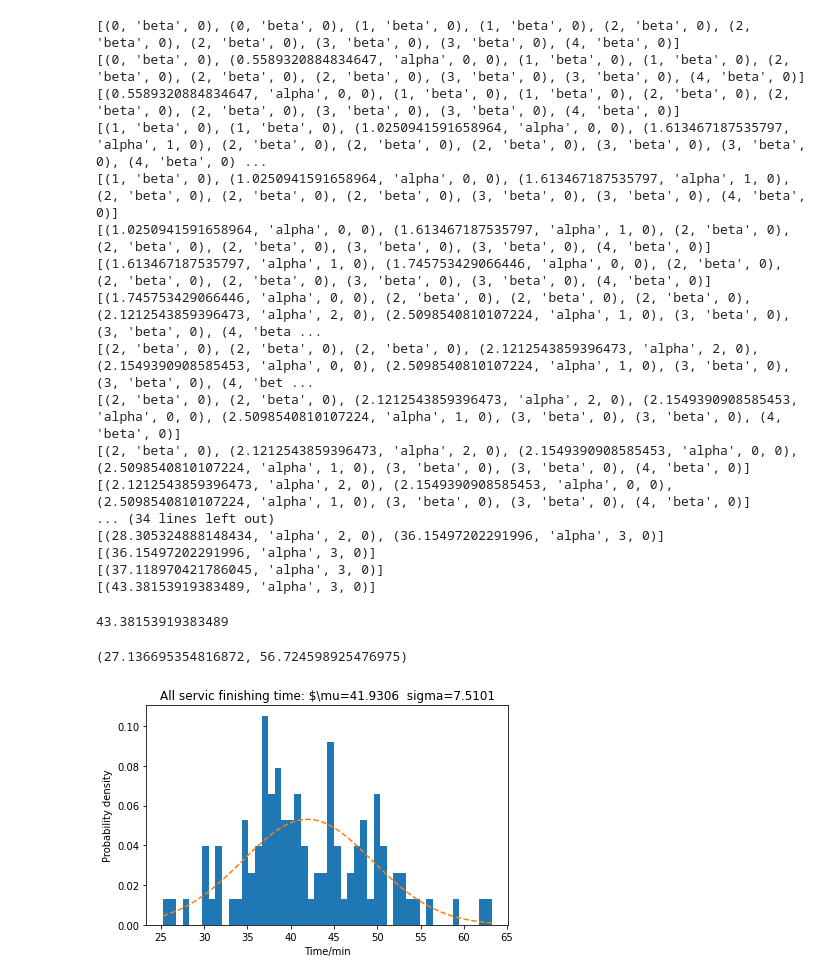
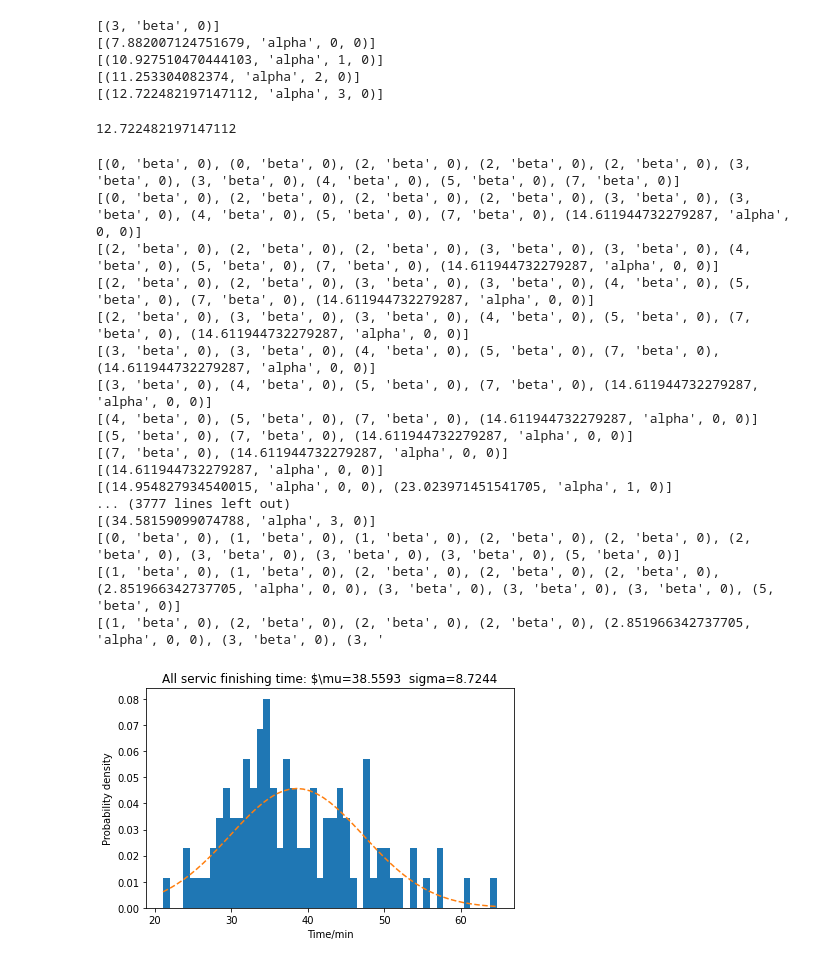
Before and after one commit to jiarui0000/summer_sem, a Jupyter notebook: Assignment_1.ipynb, the cells around one changed output. Cells and saved outputs as stored; diff of their text form; code cells hidden in the pictures.

```diff
--- a/Assignment_1.ipynb
+++ b/Assignment_1.ipynb
@@ -114,23 +114,11 @@ class simulation:
             stations[timer[0][2]].update(timer[0])
         return tt
 # %%
-simulation.run(n_customers=10)
+simulation.run(n_customers=1)
 # %% [output]
-[(0, 'beta', 0), (0, 'beta', 0), (1, 'beta', 0), (1, 'beta', 0), (2, 'beta', 0), (2, 'beta', 0), (2, 'beta', 0), (3, 'beta', 0), (3, 'beta', 0), (4, 'beta', 0)]
-[(0, 'beta', 0), (0.5589320884834647, 'alpha', 0, 0), (1, 'beta', 0), (1, 'beta', 0), (2, 'beta', 0), (2, 'beta', 0), (2, 'beta', 0), (3, 'beta', 0), (3, 'beta', 0), (4, 'beta', 0)]
-[(0.5589320884834647, 'alpha', 0, 0), (1, 'beta', 0), (1, 'beta', 0), (2, 'beta', 0), (2, 'beta', 0), (2, 'beta', 0), (3, 'beta', 0), (3, 'beta', 0), (4, 'beta', 0)]
-[(1, 'beta', 0), (1, 'beta', 0), (1.0250941591658964, 'alpha', 0, 0), (1.613467187535797, 'alpha', 1, 0), (2, 'beta', 0), (2, 'beta', 0), (2, 'beta', 0), (3, 'beta', 0), (3, 'beta', 0), (4, 'beta', 0) ...
-[(1, 'beta', 0), (1.0250941591658964, 'alpha', 0, 0), (1.613467187535797, 'alpha', 1, 0), (2, 'beta', 0), (2, 'beta', 0), (2, 'beta', 0), (3, 'beta', 0), (3, 'beta', 0), (4, 'beta', 0)]
-[(1.0250941591658964, 'alpha', 0, 0), (1.613467187535797, 'alpha', 1, 0), (2, 'beta', 0), (2, 'beta', 0), (2, 'beta', 0), (3, 'beta', 0), (3, 'beta', 0), (4, 'beta', 0)]
-[(1.613467187535797, 'alpha', 1, 0), (1.745753429066446, 'alpha', 0, 0), (2, 'beta', 0), (2, 'beta', 0), (2, 'beta', 0), (3, 'beta', 0), (3, 'beta', 0), (4, 'beta', 0)]
-[(1.745753429066446, 'alpha', 0, 0), (2, 'beta', 0), (2, 'beta', 0), (2, 'beta', 0), (2.1212543859396473, 'alpha', 2, 0), (2.5098540810107224, 'alpha', 1, 0), (3, 'beta', 0), (3, 'beta', 0), (4, 'beta ...
-[(2, 'beta', 0), (2, 'beta', 0), (2, 'beta', 0), (2.1212543859396473, 'alpha', 2, 0), (2.1549390908585453, 'alpha', 0, 0), (2.5098540810107224, 'alpha', 1, 0), (3, 'beta', 0), (3, 'beta', 0), (4, 'bet ...
-[(2, 'beta', 0), (2, 'beta', 0), (2.1212543859396473, 'alpha', 2, 0), (2.1549390908585453, 'alpha', 0, 0), (2.5098540810107224, 'alpha', 1, 0), (3, 'beta', 0), (3, 'beta', 0), (4, 'beta', 0)]
-[(2, 'beta', 0), (2.1212543859396473, 'alpha', 2, 0), (2.1549390908585453, 'alpha', 0, 0), (2.5098540810107224, 'alpha', 1, 0), (3, 'beta', 0), (3, 'beta', 0), (4, 'beta', 0)]
-[(2.1212543859396473, 'alpha', 2, 0), (2.1549390908585453, 'alpha', 0, 0), (2.5098540810107224, 'alpha', 1, 0), (3, 'beta', 0), (3, 'beta', 0), (4, 'beta', 0)]
-... (34 lines left out)
-[(28.305324888148434, 'alpha', 2, 0), (36.15497202291996, 'alpha', 3, 0)]
-[(36.15497202291996, 'alpha', 3, 0)]
-[(37.118970421786045, 'alpha', 3, 0)]
-[(43.38153919383489, 'alpha', 3, 0)]
+[(3, 'beta', 0)]
+[(7.882007124751679, 'alpha', 0, 0)]
+[(10.927510470444103, 'alpha', 1, 0)]
+[(11.253304082374, 'alpha', 2, 0)]
+[(12.722482197147112, 'alpha', 3, 0)]
-43.38153919383489
+12.722482197147112
@@ -143,25 +131,41 @@ def conf_int_95(y):
 # %%
 x0 = []
 for i in range(100):
-    x0.append(simulation.run(n_customers=200))
+    x0.append(simulation.run(n_customers=10))
 x = np.array(x0)
 print(conf_int_95(x))
 
 num_bins =  50
 mu, sigma = np.mean(x), np.std(x)
 fig, ax = plt.subplots()
 ax.set_title('All servic finishing time: $\mu='+str(round(mu, 4))+'  sigma='+str(round(sigma, 4)))
 ax.set_xlabel('Time/min')
 ax.set_ylabel('Probability density')
 
 n, bins, patches = ax.hist(x, num_bins, density=True)
 
 y = ((1 / (np.sqrt(2 * np.pi) * sigma)) *
      np.exp(-0.5 * (1 / sigma * (bins - mu))**2))
 ax.plot(bins, y, '--')
 
 fig.tight_layout()
 plt.show()
 # %% [output]
-(27.136695354816872, 56.724598925476975)
+[(0, 'beta', 0), (0, 'beta', 0), (2, 'beta', 0), (2, 'beta', 0), (2, 'beta', 0), (3, 'beta', 0), (3, 'beta', 0), (4, 'beta', 0), (5, 'beta', 0), (7, 'beta', 0)]
+[(0, 'beta', 0), (2, 'beta', 0), (2, 'beta', 0), (2, 'beta', 0), (3, 'beta', 0), (3, 'beta', 0), (4, 'beta', 0), (5, 'beta', 0), (7, 'beta', 0), (14.611944732279287, 'alpha', 0, 0)]
+[(2, 'beta', 0), (2, 'beta', 0), (2, 'beta', 0), (3, 'beta', 0), (3, 'beta', 0), (4, 'beta', 0), (5, 'beta', 0), (7, 'beta', 0), (14.611944732279287, 'alpha', 0, 0)]
+[(2, 'beta', 0), (2, 'beta', 0), (3, 'beta', 0), (3, 'beta', 0), (4, 'beta', 0), (5, 'beta', 0), (7, 'beta', 0), (14.611944732279287, 'alpha', 0, 0)]
+[(2, 'beta', 0), (3, 'beta', 0), (3, 'beta', 0), (4, 'beta', 0), (5, 'beta', 0), (7, 'beta', 0), (14.611944732279287, 'alpha', 0, 0)]
+[(3, 'beta', 0), (3, 'beta', 0), (4, 'beta', 0), (5, 'beta', 0), (7, 'beta', 0), (14.611944732279287, 'alpha', 0, 0)]
+[(3, 'beta', 0), (4, 'beta', 0), (5, 'beta', 0), (7, 'beta', 0), (14.611944732279287, 'alpha', 0, 0)]
+[(4, 'beta', 0), (5, 'beta', 0), (7, 'beta', 0), (14.611944732279287, 'alpha', 0, 0)]
+[(5, 'beta', 0), (7, 'beta', 0), (14.611944732279287, 'alpha', 0, 0)]
+[(7, 'beta', 0), (14.611944732279287, 'alpha', 0, 0)]
+[(14.611944732279287, 'alpha', 0, 0)]
+[(14.954827934540015, 'alpha', 0, 0), (23.023971451541705, 'alpha', 1, 0)]
+... (3777 lines left out)
+[(34.58159099074788, 'alpha', 3, 0)]
+[(0, 'beta', 0), (1, 'beta', 0), (1, 'beta', 0), (2, 'beta', 0), (2, 'beta', 0), (2, 'beta', 0), (3, 'beta', 0), (3, 'beta', 0), (3, 'beta', 0), (5, 'beta', 0)]
+[(1, 'beta', 0), (1, 'beta', 0), (2, 'beta', 0), (2, 'beta', 0), (2, 'beta', 0), (2.851966342737705, 'alpha', 0, 0), (3, 'beta', 0), (3, 'beta', 0), (3, 'beta', 0), (5, 'beta', 0)]
+[(1, 'beta', 0), (2, 'beta', 0), (2, 'beta', 0), (2, 'beta', 0), (2.851966342737705, 'alpha', 0, 0), (3, 'beta', 0), (3, '
-[figure, old version]
+[figure, new version]
```
Also changed, not shown: parts of 8 cells of this notebook.
